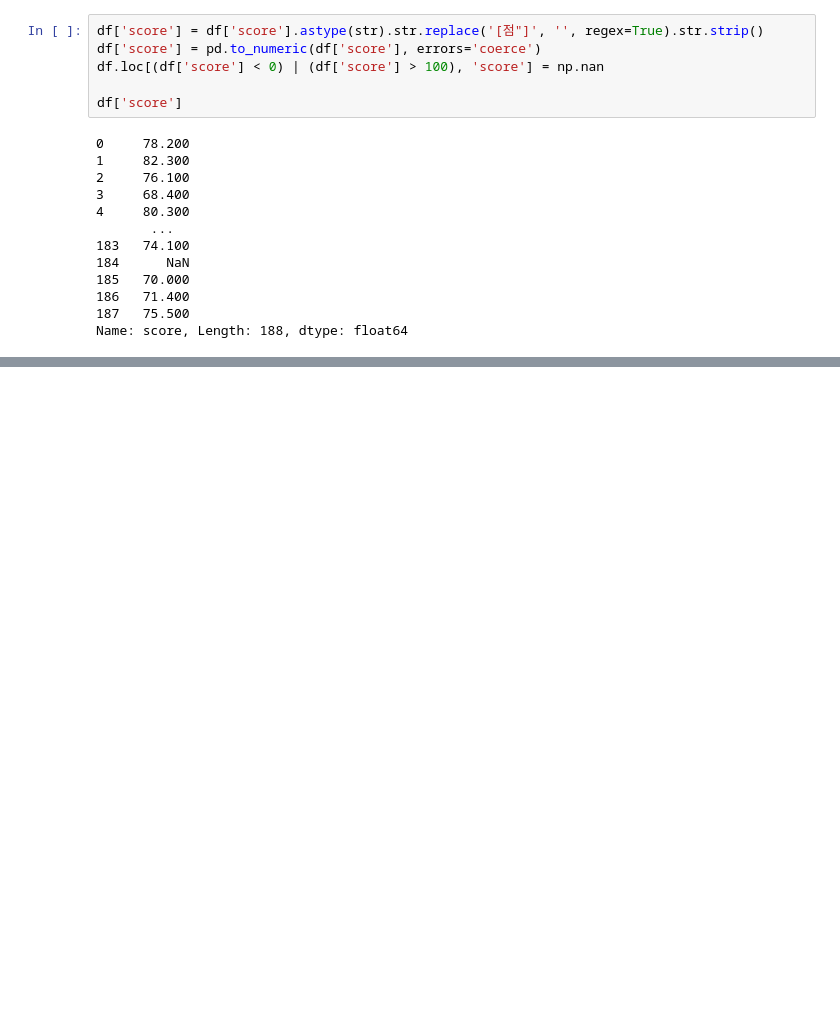
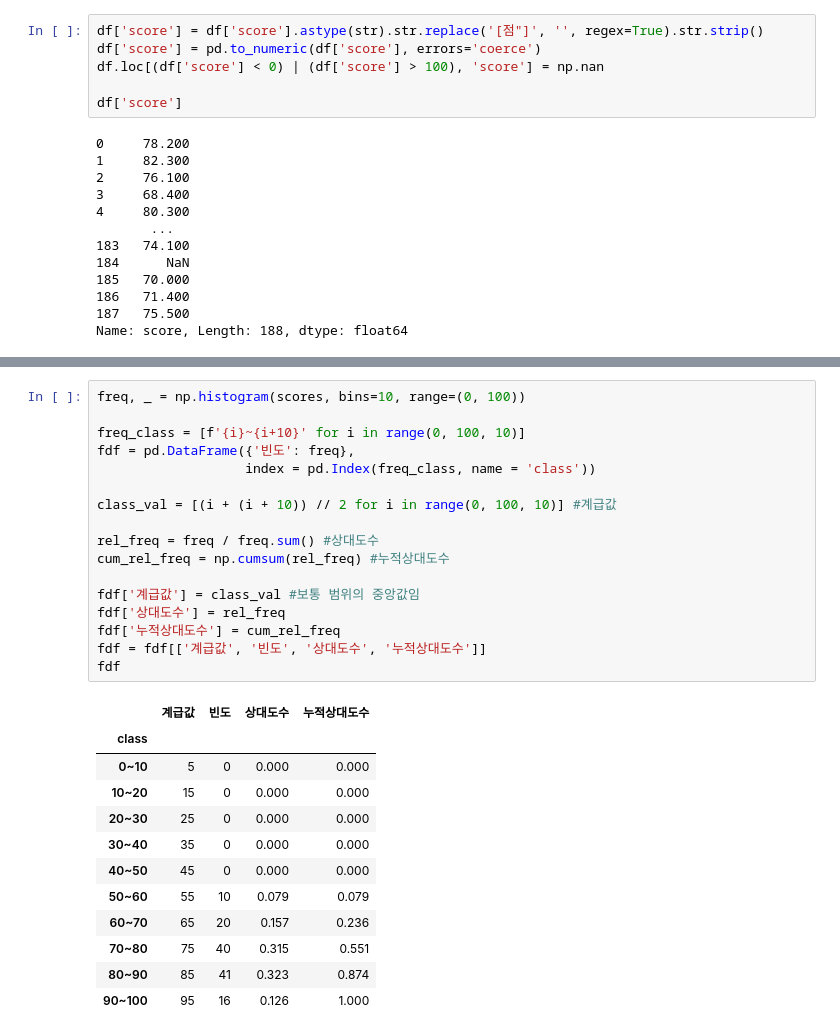
Before and after one commit to sooinp/Desktop, a Jupyter notebook: VSCode/통계분석2/0113.ipynb, the cells around one changed output, grey strips where cells are left out. Saved outputs shown, nothing was run; the diff lists cells and outputs as text; blank space fills up the shorter version.

```diff
--- a/VSCode/통계분석2/0113.ipynb
+++ b/VSCode/통계분석2/0113.ipynb
@@ -525,0 +567,30 @@ AttributeError: 'int' object has no attribute 'isdigit'
+# %%
+freq, _ = np.histogram(scores, bins=10, range=(0, 100))
+
+freq_class = [f'{i}~{i+10}' for i in range(0, 100, 10)]
+fdf = pd.DataFrame({'빈도': freq},
+                   index = pd.Index(freq_class, name = 'class'))
+
+class_val = [(i + (i + 10)) // 2 for i in range(0, 100, 10)] #계급값
+
+rel_freq = freq / freq.sum() #상대도수
+cum_rel_freq = np.cumsum(rel_freq) #누적상대도수
+
+fdf['계급값'] = class_val #보통 범위의 중앙값임
+fdf['상대도수'] = rel_freq
+fdf['누적상대도수'] = cum_rel_freq
+fdf = fdf[['계급값', '빈도', '상대도수', '누적상대도수']]
+fdf
+# %% [output]
+|  | 계급값 | 빈도 | 상대도수 | 누적상대도수 |
+| class |  |  |  |  |
+| 0~10 | 5 | 0 | 0.000 | 0.000 |
+| 10~20 | 15 | 0 | 0.000 | 0.000 |
+| 20~30 | 25 | 0 | 0.000 | 0.000 |
+| 30~40 | 35 | 0 | 0.000 | 0.000 |
+| 40~50 | 45 | 0 | 0.000 | 0.000 |
+| 50~60 | 55 | 10 | 0.079 | 0.079 |
+| 60~70 | 65 | 20 | 0.157 | 0.236 |
+| 70~80 | 75 | 40 | 0.315 | 0.551 |
+| 80~90 | 85 | 41 | 0.323 | 0.874 |
+| 90~100 | 95 | 16 | 0.126 | 1.000 |
```
Also changed, not shown: parts of 15 cells of this notebook, 5 other files.
